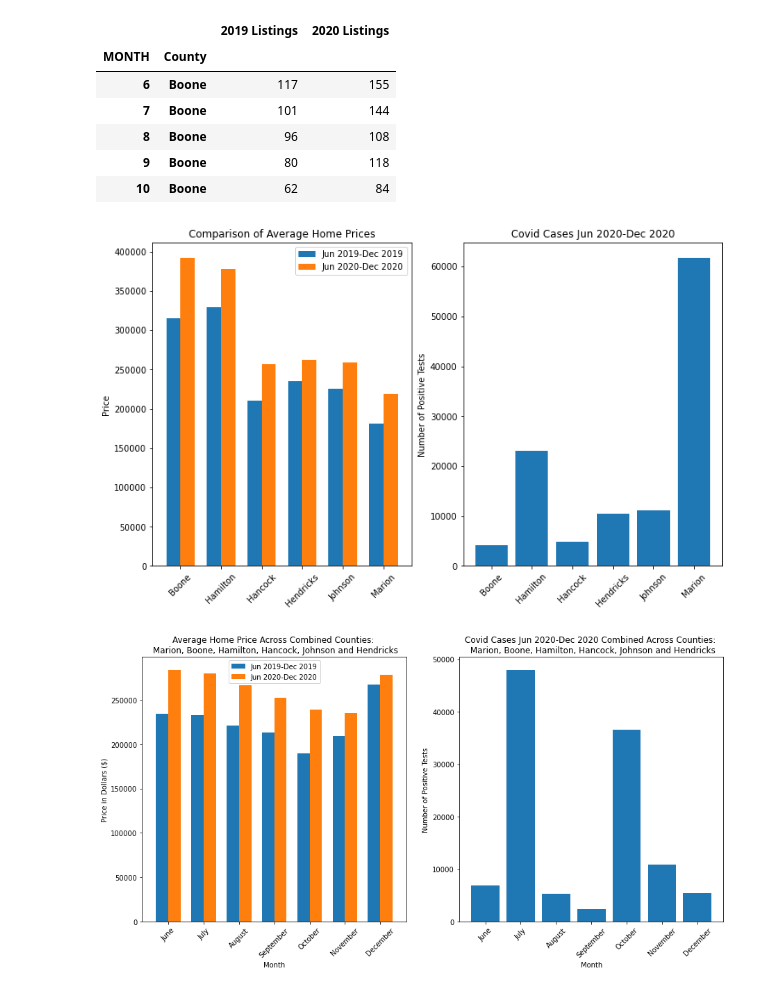
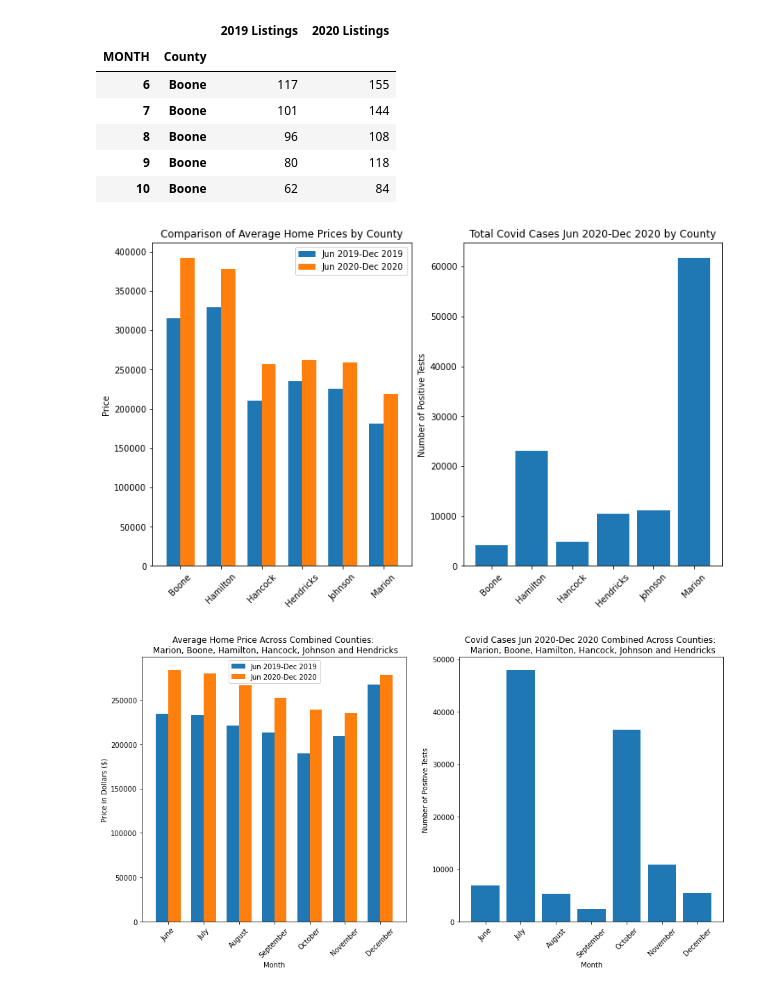
Before and after one commit to c-kleerun/COVID-Housing-Comparison, a Jupyter notebook: Covid-Housing-Analysis.ipynb, the cells around one changed output. Drawn from its saved outputs; the diff is of its cells as text; code cells hidden in the pictures.

```diff
--- a/Covid-Housing-Analysis.ipynb
+++ b/Covid-Housing-Analysis.ipynb
@@ -191,36 +191,36 @@ rs_combined_listing.head()
 covid = covid_county_df.reset_index()
 covid
 county_avg_19 = rs_combined_county.groupby('County')['2019 Price'].mean()
 county_avg_20 = rs_combined_county.groupby('County')['2020 Price'].mean()
 
 x_axis = covid.index
 fig, ax = plt.subplots(1, 2, figsize=(12,7), sharex=True, sharey=False)
 width=0.35
 
 ticks = covid.index
 labels = ['Boone', 'Hamilton', 'Hancock', 'Hendricks', 'Johnson', 'Marion']
 
 p1=ax[0].bar(x_axis-width/2, county_avg_19, width)
 p2=ax[0].bar(x_axis+width/2, county_avg_20, width)
 
-ax[0].set_title('Comparison of Average Home Prices')
+ax[0].set_title('Comparison of Average Home Prices by County')
 ax[0].set_ylabel('Price')
 ax[0].tick_params(axis='x', labelrotation=45)
 ax[0].set_xticks(ticks)
 ax[0].set_xticklabels(labels)
 ax[0].legend((p1[0], p2[0]), ('Jun 2019-Dec 2019', 'Jun 2020-Dec 2020'))
 
 p3=ax[1].bar(x_axis, covid['COVID_COUNT'])
-ax[1].set_title('Covid Cases Jun 2020-Dec 2020')
+ax[1].set_title('Total Covid Cases Jun 2020-Dec 2020 by County')
 ax[1].set_ylabel('Number of Positive Tests')
 ax[1].tick_params(axis='x', labelrotation=45)
 ax[1].legend
 
 plt.savefig('output/average_price_covid.png')
 
 plt.show()
 # %% [output]
-[figure, old version]
+[figure, new version]
 # %%
 covid = covid_month_county.reset_index()
 rs_combined_price=rs_combined_price.reset_index()
```
Also changed, not shown: parts of 1 cell of this notebook, 2 other files.
